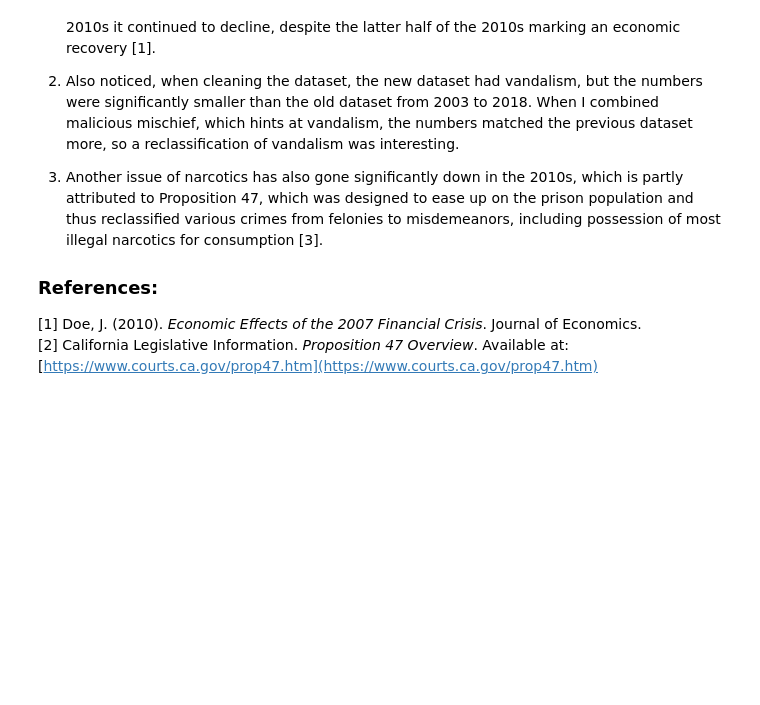
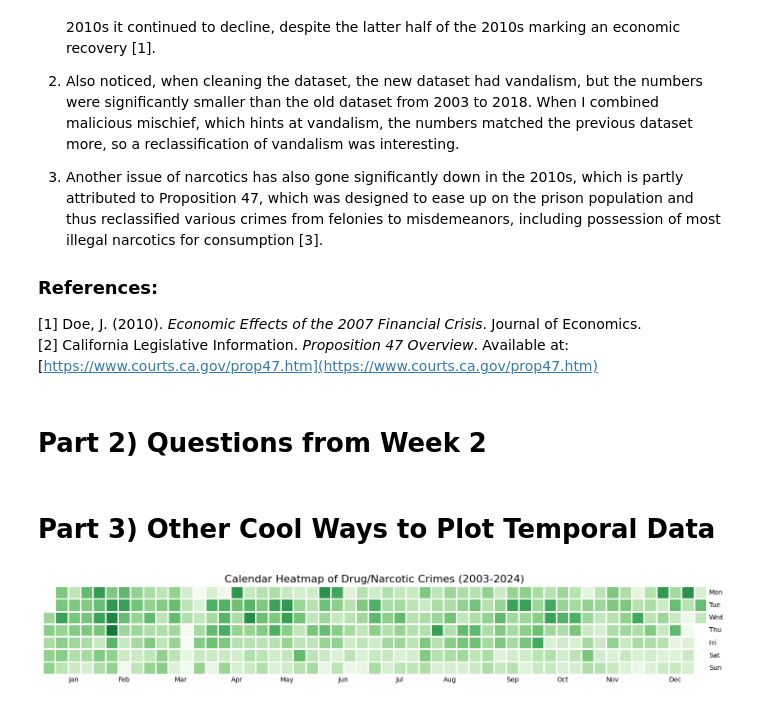
Before and after one commit to JoachimRoensholt/02806_Data_Analysis, a Jupyter notebook: Assignment1/assignment1.ipynb, the cells around one changed output. Saved outputs shown, nothing was run; the diff lists cells and outputs as text; code cells hidden in the pictures; blank space fills up the shorter version.

Commit message:
Added calender heatmaps

```diff
--- a/Assignment1/assignment1.ipynb
+++ b/Assignment1/assignment1.ipynb
@@ -119,3 +121,33 @@ for crime in focuscrimes:
 ### References:
 [1] Doe, J. (2010). *Economic Effects of the 2007 Financial Crisis*. Journal of Economics.
 [2] California Legislative Information. *Proposition 47 Overview*. Available at: [https://www.courts.ca.gov/prop47.htm](https://www.courts.ca.gov/prop47.htm)
+# %% [markdown]
+# Part 2) Questions from Week 2
+# %% [markdown]
+# Part 3) Other Cool Ways to Plot Temporal Data
+# %%
+# Let's create a calendar heatmap of the number of crimes based on drugs and narcotics
+
+# Filter for years 2003-2023 and "DRUG/NARCOTIC" category
+filtered_data = crime_data[
+    (crime_data['Date'].dt.year >= 2003) &
+    (crime_data['Date'].dt.year <= 2024) &
+    (crime_data['Category'] == "DRUG/NARCOTIC")
+]
+
+# Aggregate crimes per day
+crime_counts_per_day = filtered_data.groupby(filtered_data['Date'].dt.date).size()
+
+# Convert index to datetime for calmap compatibility
+crime_counts_per_day.index = pd.to_datetime(crime_counts_per_day.index)
+
+# Plot calendar heatmap
+plt.figure(figsize=(18, 10))
+calmap.yearplot(crime_counts_per_day, cmap='Greens', fillcolor='white')
+
+# Add title
+plt.title("Calendar Heatmap of Drug/Narcotic Crimes (2003-2024)", fontsize=16)
+
+plt.show()
+# %% [output]
+[figure, added]
```
Also changed, not shown: parts of 3 cells of this notebook, 2 other files.
